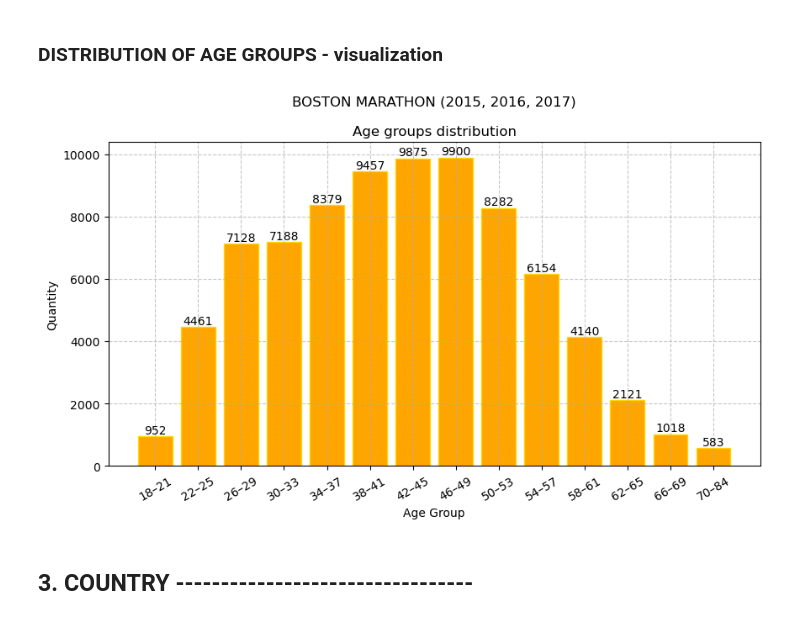
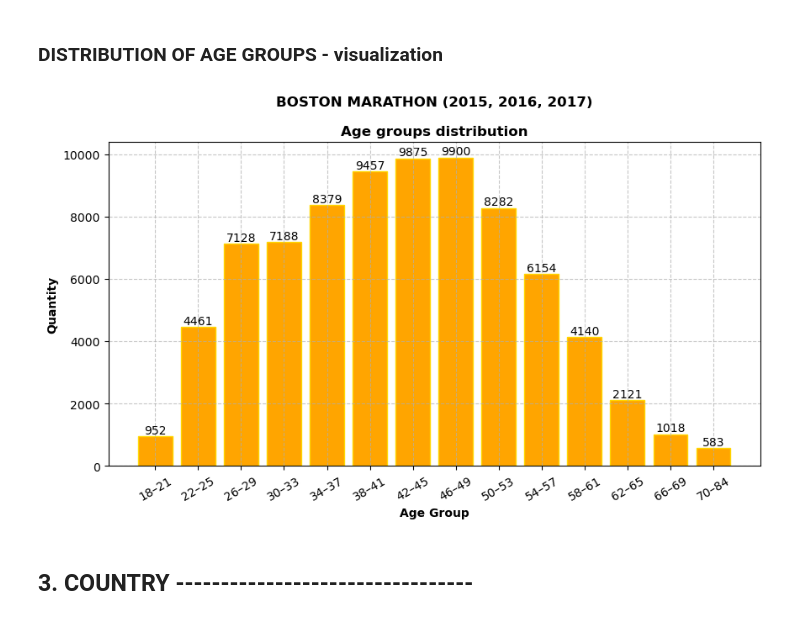
Before and after one commit to chambers29/boston_marathons, a Jupyter notebook: boston_3.ipynb, the cells around one changed output. Saved outputs shown, nothing was run; the diff lists cells and outputs as text; code cells hidden in the pictures.

```diff
--- a/boston_3.ipynb
+++ b/boston_3.ipynb
@@ -144,20 +154,28 @@ df_age_groups_dist.to_csv('./export/age_groups_dist.csv')
 # %% [markdown]
 ### DISTRIBUTION OF AGE GROUPS - visualization
 # %%
+x = df_age_groups_dist.index
+y = df_age_groups_dist['count']
+
 plt.figure(figsize=(10,5))
 
-for bar in plt.bar(df_age_groups_dist.index, df_age_groups_dist['count'], color='orange', edgecolor='gold'):
+ax = plt.bar(x, y, color='orange', edgecolor='gold')
+
+for bar in ax:
     height = bar.get_height()
     plt.text(bar.get_x() + bar.get_width()/2, height, str(height), ha='center', va='bottom')
 
 plt.grid(True, linestyle='--', alpha=0.7)
 plt.xticks(rotation=30)
-plt.xlabel('Age Group')
-plt.ylabel('Quantity')
-plt.title('BOSTON MARATHON (2015, 2016, 2017)\n\nAge groups distribution')
+
+plt.title('BOSTON MARATHON (2015, 2016, 2017)\n\nAge groups distribution', fontweight='bold')
+plt.xlabel('Age Group', fontweight='bold')
+plt.ylabel('Quantity', fontweight='bold')
+
+plt.savefig("./vexport/age_groups.png", dpi=300, bbox_inches='tight')
 plt.show()
 # %% [output]
-[figure, old version]
+[figure, new version]
 # %% [markdown]
 ## 3. COUNTRY ---------------------------------
 # %%
```
Also changed, not shown: parts of 19 cells of this notebook.
